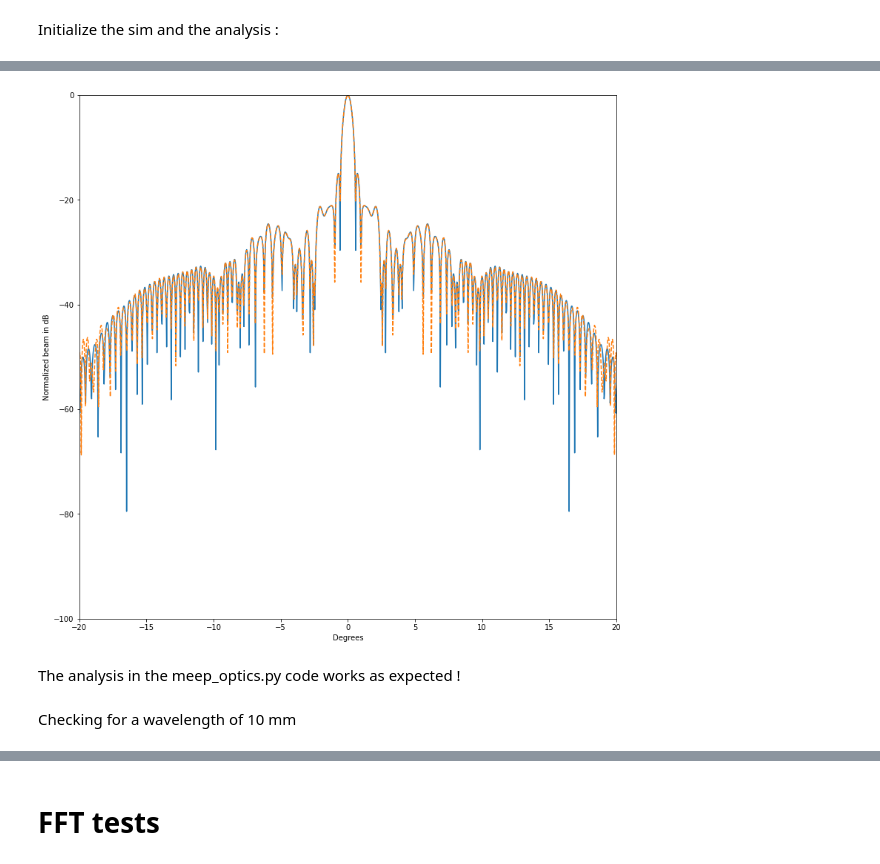
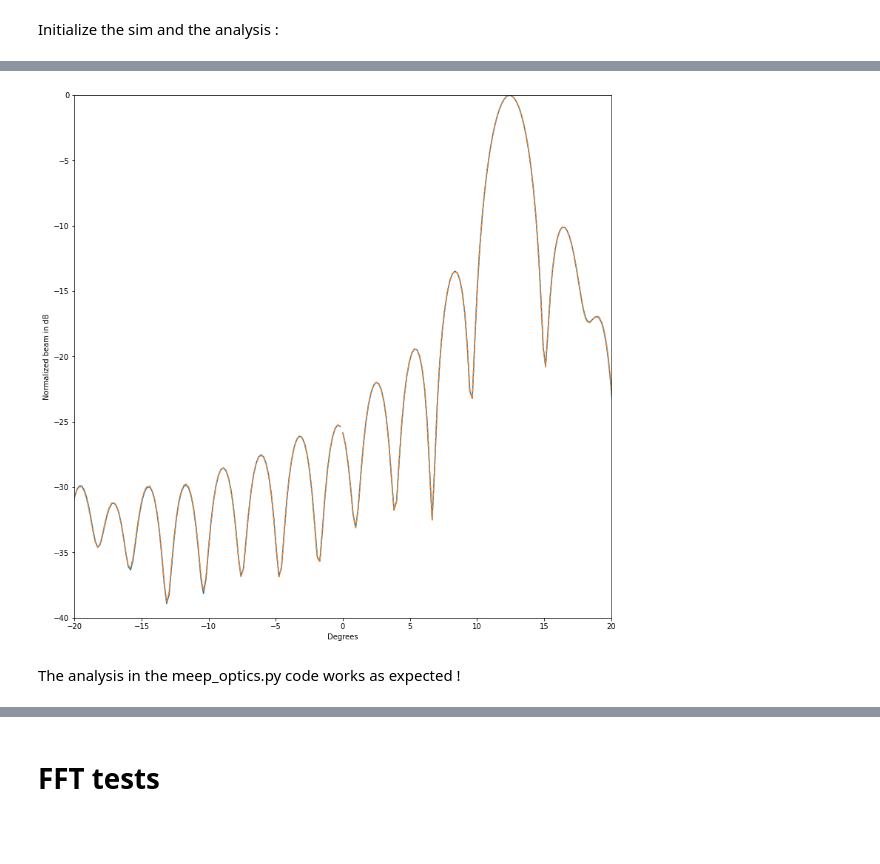
Before and after one commit to MolinAlexei/MEEPART, a Jupyter notebook: Optical_system_analysis.ipynb, the cells around one changed output, grey strips where cells are left out. Saved outputs shown, nothing was run; the diff lists cells and outputs as text; code cells hidden in the pictures; blank space fills up the shorter version.

```diff
--- a/Optical_system_analysis.ipynb
+++ b/Optical_system_analysis.ipynb
@@ -52,6 +52,6 @@ We choose a wavelength of 10. The PML layer is fixed to half a wavelength.
 # %%
-wavelength = 2
-res = 7
+wavelength = 10
+res = 2
 dpml = 5
 # %% [markdown]
 Because the assembly process is always the same, let's wrap in a single function :
@@ -219,11 +194,0 @@ plt.show()
-# %%
-x = np.arange(len(field))
-field2 = np.diff(field)
-field2 = np.append(0, field2)
-m = np.mean(np.abs(field))/np.mean(np.abs(field2))
-field2 *= m
-plt.plot(np.arange(len(field)), field)
-plt.plot(np.arange(len(field)), field2)
-#plt.xlim((900,1100))
-#plt.ylim((-0.006,0.006))
-plt.show()
@@ -308,7 +255,7 @@ Now let's test this with the analysis class provided in the code.
 # %%
-opt_sys = system_assembly(lens1, lens2, aperture_stop, image_plane, res = 7, dpml = 1)
-sim2 = Sim(opt_sys)
-analysis2 = Analysis(sim2)
-analysis2.image_plane_beams(wavelength = 2, fwidth = 0.1, sourcetype='Gaussian beam multichromatic',
-                                y_max = 100, Nb_sources = 1, sim_resolution = 7)
+opt_sys = system_assembly(lens1, lens2, aperture_stop, image_plane, res = res, dpml = dpml)
+sim = Sim(opt_sys)
+analysis2 = Analysis(sim)
+analysis2.image_plane_beams(wavelength = wavelength, sourcetype='Gaussian beam',
+                                y_max = 100, Nb_sources = 2, sim_resolution = 2)
 # %% [output]
@@ -333,19 +263,18 @@ run 100 finished at t = 850.0 (11900 timesteps)
 # %%
-freq2, fft2 = analysis2.beam_FT(aperture_size = 200, precision_factor =5)
-degrees2 = freq2*360
-fft_dB2 = 10*np.log10(np.abs(fft2[0].real))
+freq_code, fft_code = analysis2.beam_FT(aperture_size = 200, precision_factor = 15)
+degrees_code = np.arctan(freq_code*wavelength)*180/np.pi
+#We take the 2nd beam, because the code runs multiple beams ranging from 0 to ymax distance from optical axis and we are interested in the last one
+fft_dB_code = 10*np.log10(np.abs(fft_code[1]))
 plt.figure(figsize = (13,13))
 plt.plot(degrees, fft_dB)
-plt.plot(degrees2, fft_dB2, linestyle = '--')
-plt.ylim((-100, 0))
+plt.plot(degrees_code, fft_dB_code, linestyle = '--')
+plt.ylim((-40, 0))
 plt.xlim((-20,20))
 plt.xlabel('Degrees')
 plt.ylabel('Normalized beam in dB')
 plt.savefig('Analysis_check')
 plt.show()
 # %% [output]
-[figure, old version]
+[figure, new version]
 # %% [markdown]
 The analysis in the meep_optics.py code works as expected !
-# %% [markdown]
-Checking for a wavelength of 10 mm
```
Also changed, not shown: parts of 60 cells of this notebook.
